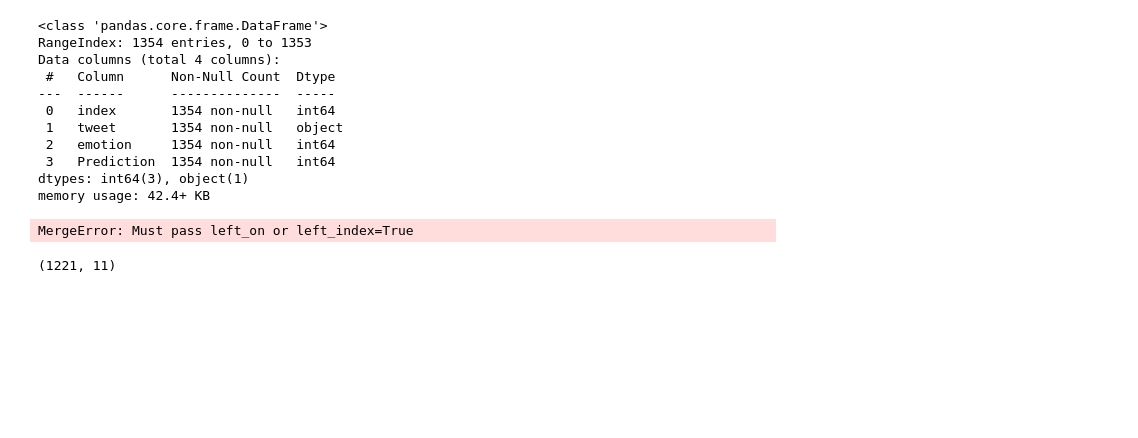
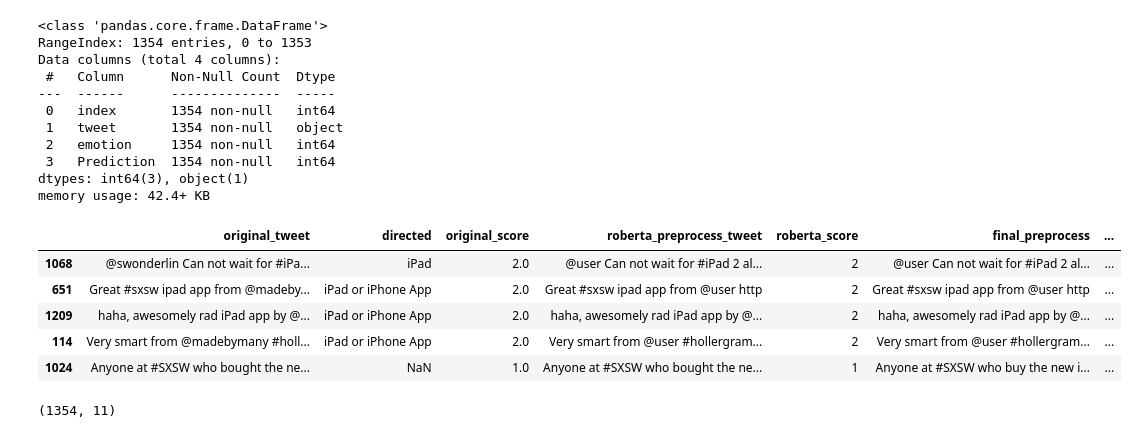
Before and after one commit to leo-schell/Phase4NLP, a Jupyter notebook: RoBerta.ipynb, the cells around one changed output. Cells and saved outputs as stored; diff of their text form; code cells hidden in the pictures; blank space fills up the shorter version.

```diff
--- a/RoBerta.ipynb
+++ b/RoBerta.ipynb
@@ -716,11 +711,16 @@ Data columns (total 4 columns):
 dtypes: int64(3), object(1)
 memory usage: 42.4+ KB
 # %%
-all = pd.merge(clean_roberta, test_preds, right_index=True)
-all.head()
+roberta_all = pd.merge(clean_roberta, test_preds, left_index=True, right_on='index')
+roberta_all.head()
 # %% [output]
-MergeError: Must pass left_on or left_index=True
+|  | original_tweet | directed | original_score | roberta_preprocess_tweet | roberta_score | final_preprocess | ... |
+| 1068 | @swonderlin Can not wait for #iPa... | iPad | 2.0 | @user Can not wait for #iPad 2 al... | 2 | @user Can not wait for #iPad 2 al... | ... |
+| 651 | Great #sxsw ipad app from @madeby... | iPad or iPhone App | 2.0 | Great #sxsw ipad app from @user http | 2 | Great #sxsw ipad app from @user http | ... |
+| 1209 | haha, awesomely rad iPad app by @... | iPad or iPhone App | 2.0 | haha, awesomely rad iPad app by @... | 2 | haha, awesomely rad iPad app by @... | ... |
+| 114 | Very smart from @madebymany #holl... | iPad or iPhone App | 2.0 | Very smart from @user #hollergram... | 2 | Very smart from @user #hollergram... | ... |
+| 1024 | Anyone at #SXSW who bought the ne... | NaN | 1.0 | Anyone at #SXSW who bought the ne... | 1 | Anyone at #SXSW who buy the new i... | ... |
 # %%
-all.shape
+roberta_all.shape
 # %% [output]
-(1221, 11)
+(1354, 11)
```
Also changed, not shown: parts of 15 cells of this notebook, 2 other files.
